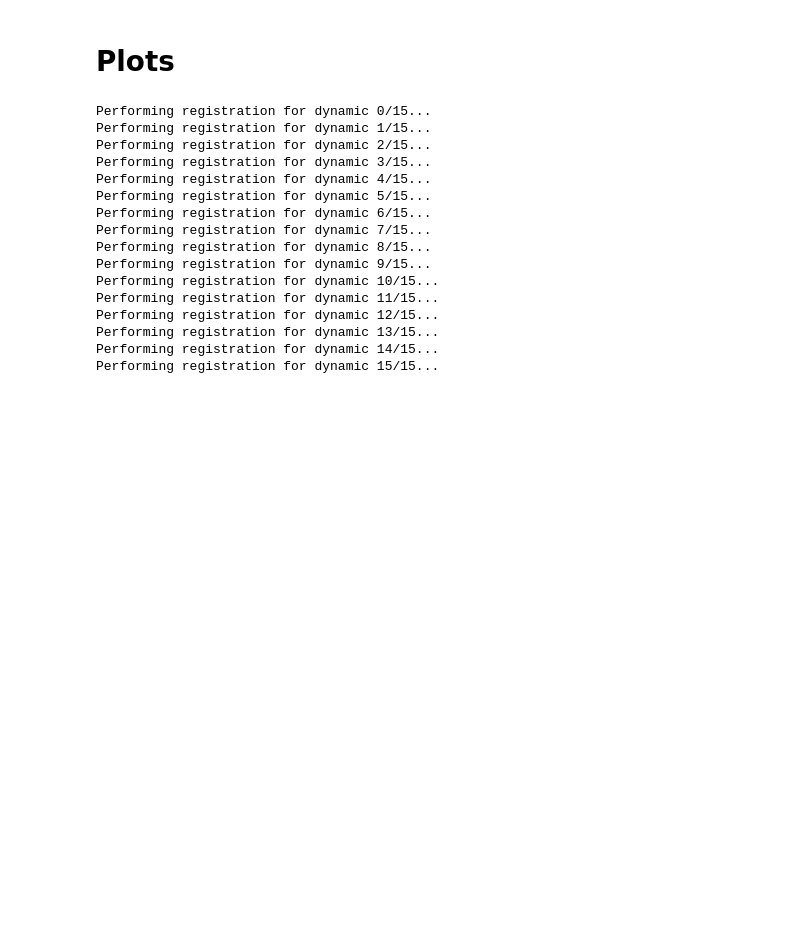
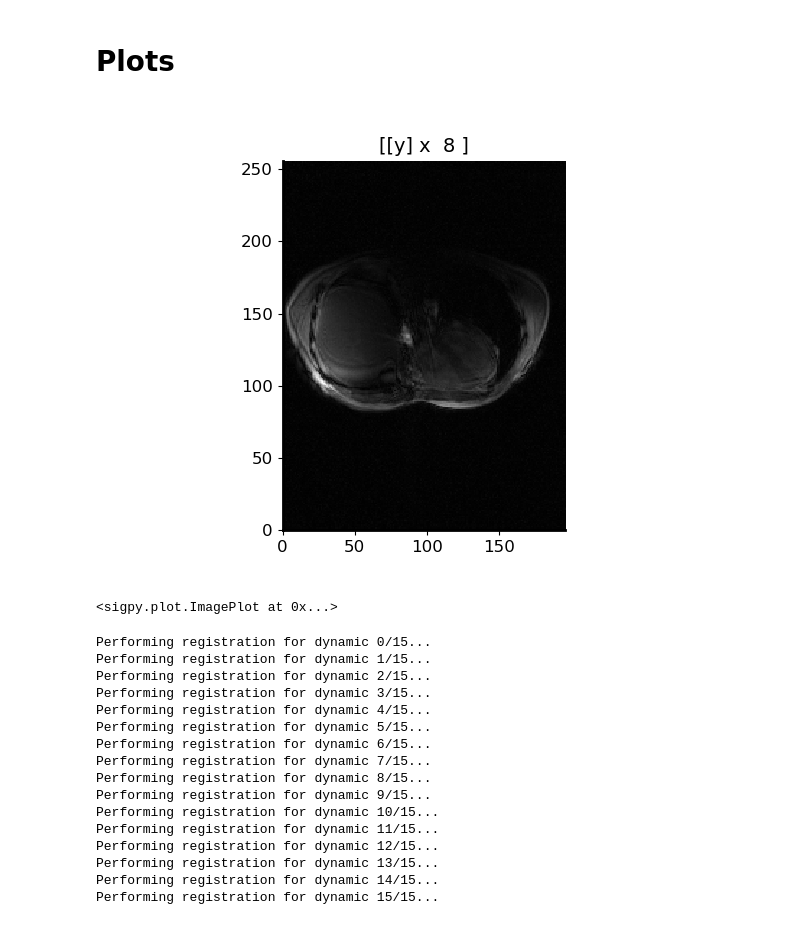
Before and after one commit to mikgroup/bpt_paper, a Jupyter notebook: estimate_bulk_motion.ipynb, the cells around one changed output. Saved outputs shown, nothing was run; the diff lists cells and outputs as text; code cells hidden in the pictures; blank space fills up the shorter version.

```diff
--- a/estimate_bulk_motion.ipynb
+++ b/estimate_bulk_motion.ipynb
@@ -103,6 +103,12 @@ crop_win = 30
 img = sp.ifft(ksp, axes=(0,1))
 img_crop = img[crop_win:-crop_win,...]
 img_crop_rss = np.rot90(sp.rss(img_crop, axes=(-1,)),3) # Rotate so chest is facing up
+# %%
+# Save a gif
+pl.ImagePlot(img_crop_rss[...,72:88],x=1,y=0)
+# %% [output]
+[figure, added]
+<sigpy.plot.ImagePlot at 0x...>
 # %%
 # Register images
 # Define first image as the one to register to
```
Also changed, not shown: parts of 2 cells of this notebook, 2 other files.
